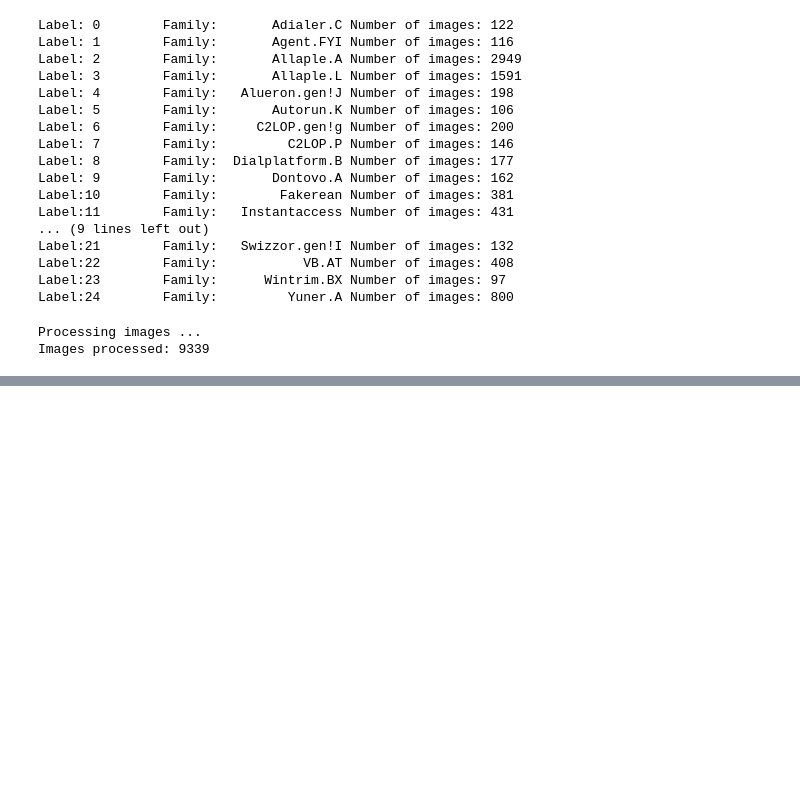
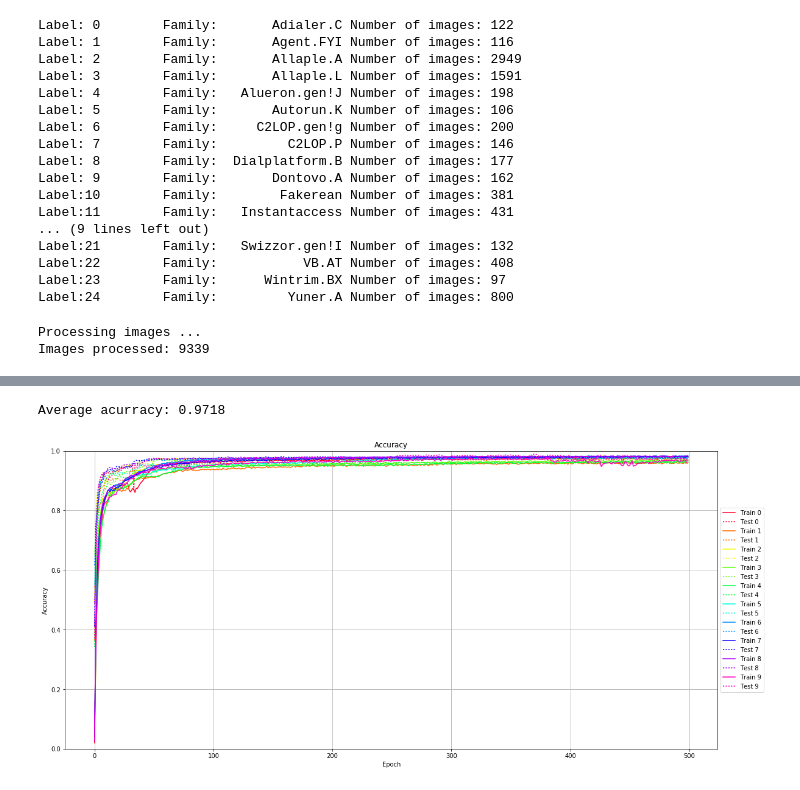
Before and after one commit to bazinho/MalImg, a Jupyter notebook: vgg16-transfer-malimg.ipynb, the cells around one changed output, grey strips where cells are left out. Saved outputs shown, nothing was run; the diff lists cells and outputs as text; code cells hidden in the pictures; blank space fills up the shorter version.

```diff
--- a/vgg16-transfer-malimg.ipynb
+++ b/vgg16-transfer-malimg.ipynb
@@ -115,0 +120,10 @@ vggfeatures = np.load('malimg-vgg16features.npy')
+# %%
+filename = 'malimg-vgg16features.npy'
+if os.path.exists(filename):
+    print("Loading VGG16 extracted features from %s ..." %(filename))
+    vggfeatures = np.load(filename)
+else:
+    print("Extracting features from VGG16 convolutional layers ...")
+    vggfeatures = base_model.predict(X)
+    print("Saving VGG16 extracted features into %s ..." %(filename))
+    np.save(filename, vggfeatures)
@@ -125,6 +141,8 @@ for index in skf.split(X, y):
 # %%
 # Training top_model and saving min training loss weights
 num_epochs=500
+history = []
+conf_mat = np.zeros((len(list_fams),len(list_fams))) # Initializing the Confusion Matrix
 checkpointer = ModelCheckpoint(filepath='top_model-weights-min_loss-mlp-vgg16-2layers-160neurons-relu-0.4dropout-Adam-500epochs.h5', monitor='loss', verbose=0, save_best_only=True, save_weights_only=True, mode='min')
 for i in range(kfold):
     train_indices = skfind[i][0]
@@ -144,4 +162,11 @@ for i in range(kfold):
     top_model.add(Dense(num_classes, activation='softmax', name='predictions'))
     top_model.compile(optimizer='Adam', loss='categorical_crossentropy', metrics=['accuracy'])
 
-    top_model.fit(X_train, Y_train, validation_data=(X_test, Y_test), epochs=num_epochs, batch_size=X_train.shape[0], verbose=1, callbacks=[checkpointer])
+    h = top_model.fit(X_train, Y_train, validation_data=(X_test, Y_test), epochs=num_epochs, batch_size=X_train.shape[0], verbose=1, callbacks=[checkpointer])
+    history.append(h)
+
+    y_prob = top_model.predict(X_test, verbose=0)  # Testing
+    y_pred = np.argmax(y_prob, axis=1)
+    print("[%d] Test acurracy: %.4f" %(i,accuracy_score(y_test,y_pred)))
+    cm = confusion_matrix(y_test,y_pred)  # Compute confusion matrix for this fold
+    conf_mat = conf_mat + cm  # Compute global confusion matrix
@@ -147,0 +191,27 @@ for i in range(kfold):
+# %%
+# Computing the average accuracy
+avg_acc = np.trace(conf_mat)/sum(no_imgs)
+print("Average acurracy: %.4f" %(avg_acc))
+# %% [output]
+Average acurracy: 0.9718
+# %%
+def plot_acc(history):
+    figure = plt.gcf()
+    figure.set_size_inches(24, 9)
+    ax = plt.subplot()
+    plt.title('Accuracy')
+    plt.ylabel('Accuracy')
+    plt.xlabel('Epoch')
+    colors = iter(colormap.gist_rainbow(np.linspace(0, 1, len(history))))
+    for i in range(len(history)):
+        color=next(colors)
+        plt.plot(history[i].history['acc'], label='Train '+str(i), color=color, linestyle = 'solid')
+        plt.plot(history[i].history['val_acc'], label='Test '+str(i), color=color, linestyle = 'dotted')
+    x1,x2,y1,y2 = plt.axis()
+    plt.axis((x1,x2,0.0,1.0))
+    plt.legend()
+    box = ax.get_position()
+    ax.set_position([box.x0, box.y0, box.width * 0.8, box.height])
+    ax.legend(loc='center left', bbox_to_anchor=(1, 0.5))
+    plt.grid(True)
+    plt.show()
@@ -147,0 +237,4 @@ for i in range(kfold):
+# %%
+plot_acc(history)
+# %% [output]
+[figure, added]
```
Also changed, not shown: parts of 22 cells of this notebook.
